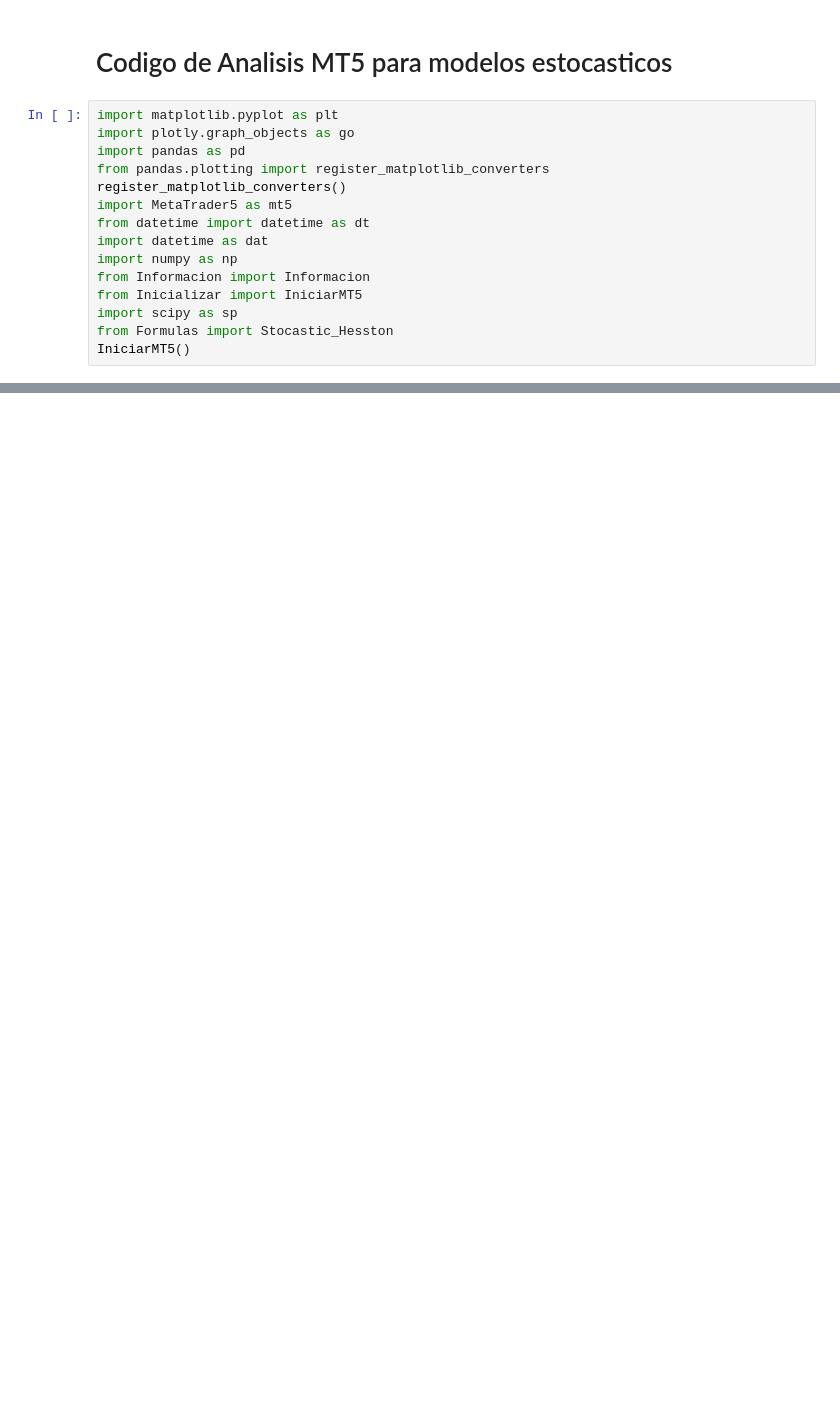
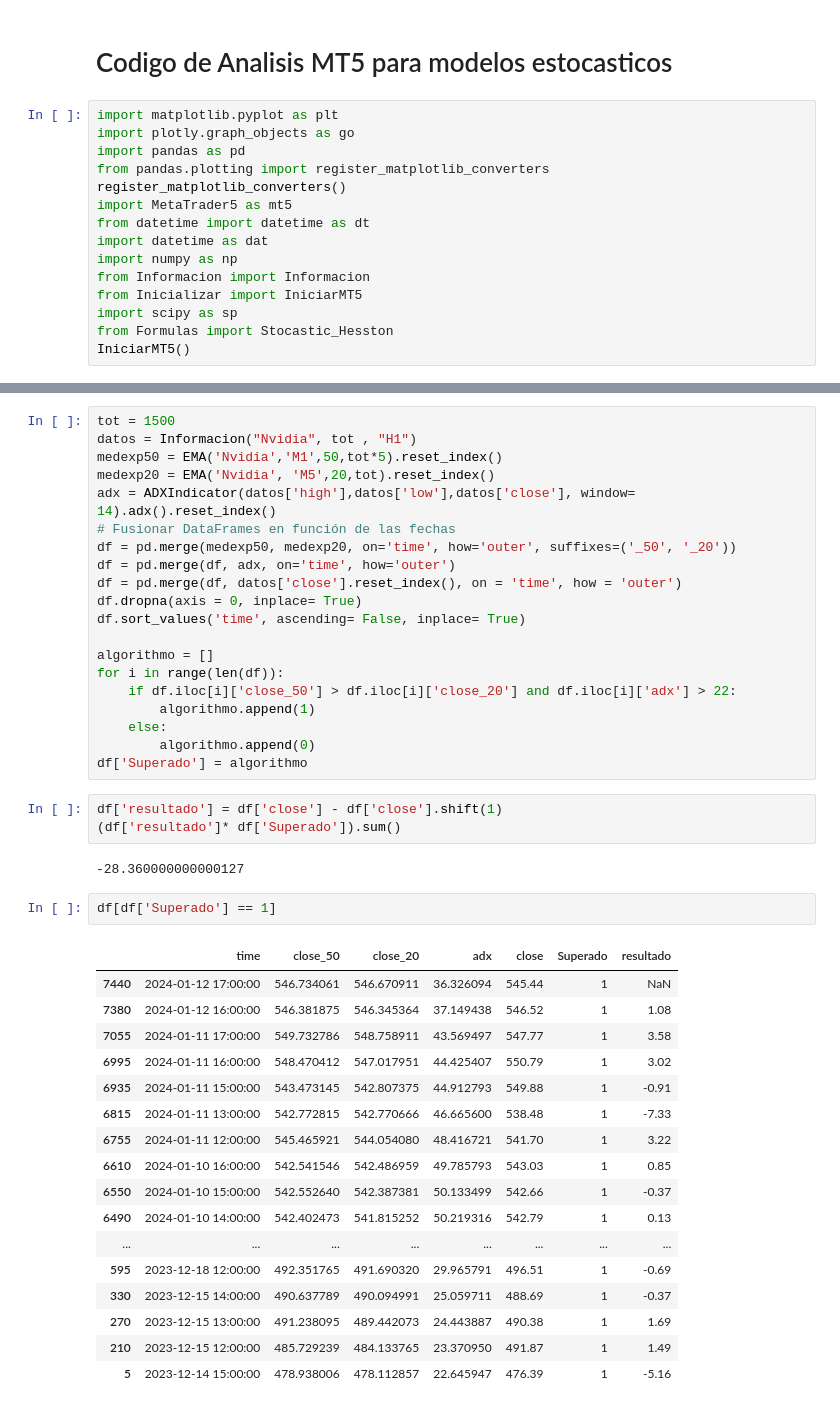
Before and after one commit to miguel2019547/Metatrader, a Jupyter notebook: Algoritmos/Analitica.ipynb, the cells around one changed output, grey strips where cells are left out. Cells and saved outputs as stored; diff of their text form; blank space fills up the shorter version.

```diff
--- a/Algoritmos/Analitica.ipynb
+++ b/Algoritmos/Analitica.ipynb
@@ -24,0 +52,45 @@ Baja:  0.352
+# %%
+tot = 1500
+datos = Informacion("Nvidia", tot , "H1")
+medexp50 = EMA('Nvidia','M1',50,tot*5).reset_index()
+medexp20 = EMA('Nvidia', 'M5',20,tot).reset_index()
+adx = ADXIndicator(datos['high'],datos['low'],datos['close'], window= 14).adx().reset_index()
+# Fusionar DataFrames en función de las fechas
+df = pd.merge(medexp50, medexp20, on='time', how='outer', suffixes=('_50', '_20'))
+df = pd.merge(df, adx, on='time', how='outer')
+df = pd.merge(df, datos['close'].reset_index(), on = 'time', how = 'outer')
+df.dropna(axis = 0, inplace= True)
+df.sort_values('time', ascending= False, inplace= True)
+
+algorithmo = []
+for i in range(len(df)):
+    if df.iloc[i]['close_50'] > df.iloc[i]['close_20'] and df.iloc[i]['adx'] > 22:
+        algorithmo.append(1)
+    else:
+        algorithmo.append(0)
+df['Superado'] = algorithmo
+# %%
+df['resultado'] = df['close'] - df['close'].shift(1)
+(df['resultado']* df['Superado']).sum()
+# %% [output]
+-28.360000000000127
+# %%
+df[df['Superado'] == 1]
+# %% [output]
+|  | time | close_50 | close_20 | adx | close | Superado | resultado |
+| 7440 | 2024-01-12 17:00:00 | 546.734061 | 546.670911 | 36.326094 | 545.44 | 1 | NaN |
+| 7380 | 2024-01-12 16:00:00 | 546.381875 | 546.345364 | 37.149438 | 546.52 | 1 | 1.08 |
+| 7055 | 2024-01-11 17:00:00 | 549.732786 | 548.758911 | 43.569497 | 547.77 | 1 | 3.58 |
+| 6995 | 2024-01-11 16:00:00 | 548.470412 | 547.017951 | 44.425407 | 550.79 | 1 | 3.02 |
+| 6935 | 2024-01-11 15:00:00 | 543.473145 | 542.807375 | 44.912793 | 549.88 | 1 | -0.91 |
+| 6815 | 2024-01-11 13:00:00 | 542.772815 | 542.770666 | 46.665600 | 538.48 | 1 | -7.33 |
+| 6755 | 2024-01-11 12:00:00 | 545.465921 | 544.054080 | 48.416721 | 541.70 | 1 | 3.22 |
+| 6610 | 2024-01-10 16:00:00 | 542.541546 | 542.486959 | 49.785793 | 543.03 | 1 | 0.85 |
+| 6550 | 2024-01-10 15:00:00 | 542.552640 | 542.387381 | 50.133499 | 542.66 | 1 | -0.37 |
+| 6490 | 2024-01-10 14:00:00 | 542.402473 | 541.815252 | 50.219316 | 542.79 | 1 | 0.13 |
+| ... | ... | ... | ... | ... | ... | ... | ... |
+| 595 | 2023-12-18 12:00:00 | 492.351765 | 491.690320 | 29.965791 | 496.51 | 1 | -0.69 |
+| 330 | 2023-12-15 14:00:00 | 490.637789 | 490.094991 | 25.059711 | 488.69 | 1 | -0.37 |
+| 270 | 2023-12-15 13:00:00 | 491.238095 | 489.442073 | 24.443887 | 490.38 | 1 | 1.69 |
+| 210 | 2023-12-15 12:00:00 | 485.729239 | 484.133765 | 23.370950 | 491.87 | 1 | 1.49 |
+| 5 | 2023-12-14 15:00:00 | 478.938006 | 478.112857 | 22.645947 | 476.39 | 1 | -5.16 |
```
Also changed, not shown: parts of 5 cells of this notebook, 3 other files.
